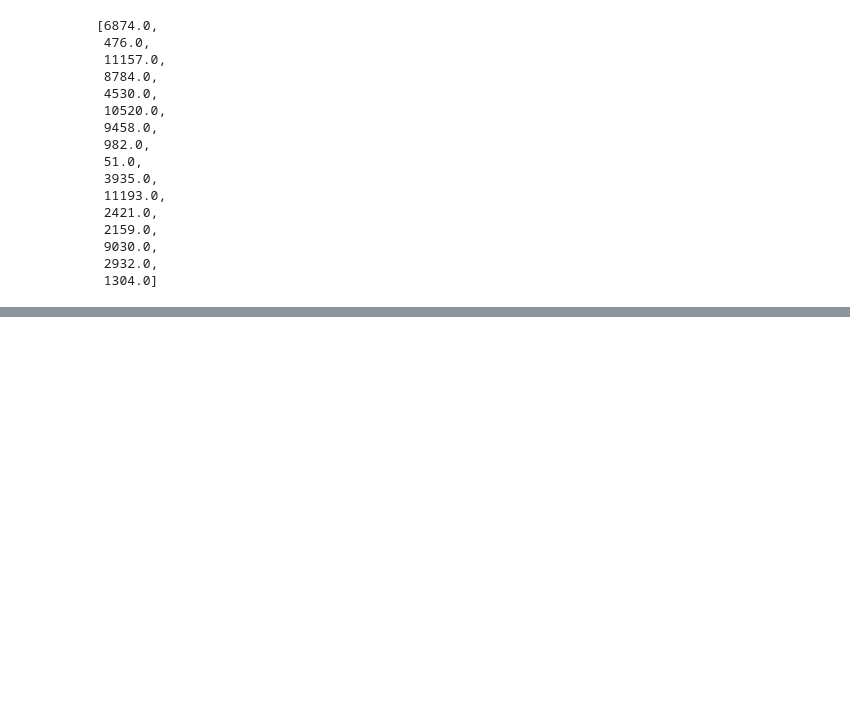
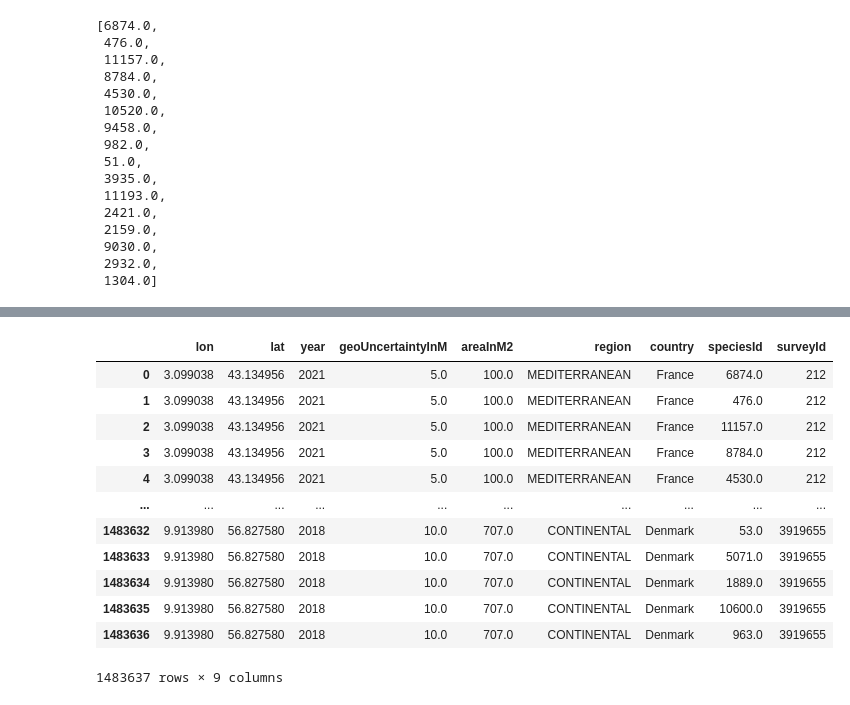
Before and after one commit to gtikhonov/geolifeclef, a Jupyter notebook: prithvi/exploration.ipynb, the cells around one changed output, grey strips where cells are left out. Cells and saved outputs as stored; diff of their text form; code cells hidden in the pictures; blank space fills up the shorter version.

```diff
--- a/prithvi/exploration.ipynb
+++ b/prithvi/exploration.ipynb
@@ -158 +200,17 @@ np.sort(train_metadata.value_counts("speciesId").index[:1000].values.astype(int)
 test_metadata.country.isin(most_train_countries).sum()
+# %%
+train_metadata
+# %% [output]
+|  | lon | lat | year | geoUncertaintyInM | areaInM2 | region | country | speciesId | surveyId |
+| 0 | 3.099038 | 43.134956 | 2021 | 5.0 | 100.0 | MEDITERRANEAN | France | 6874.0 | 212 |
+| 1 | 3.099038 | 43.134956 | 2021 | 5.0 | 100.0 | MEDITERRANEAN | France | 476.0 | 212 |
+| 2 | 3.099038 | 43.134956 | 2021 | 5.0 | 100.0 | MEDITERRANEAN | France | 11157.0 | 212 |
+| 3 | 3.099038 | 43.134956 | 2021 | 5.0 | 100.0 | MEDITERRANEAN | France | 8784.0 | 212 |
+| 4 | 3.099038 | 43.134956 | 2021 | 5.0 | 100.0 | MEDITERRANEAN | France | 4530.0 | 212 |
+| ... | ... | ... | ... | ... | ... | ... | ... | ... | ... |
+| 1483632 | 9.913980 | 56.827580 | 2018 | 10.0 | 707.0 | CONTINENTAL | Denmark | 53.0 | 3919655 |
+| 1483633 | 9.913980 | 56.827580 | 2018 | 10.0 | 707.0 | CONTINENTAL | Denmark | 5071.0 | 3919655 |
+| 1483634 | 9.913980 | 56.827580 | 2018 | 10.0 | 707.0 | CONTINENTAL | Denmark | 1889.0 | 3919655 |
+| 1483635 | 9.913980 | 56.827580 | 2018 | 10.0 | 707.0 | CONTINENTAL | Denmark | 10600.0 | 3919655 |
+| 1483636 | 9.913980 | 56.827580 | 2018 | 10.0 | 707.0 | CONTINENTAL | Denmark | 963.0 | 3919655 |
+1483637 rows × 9 columns
```
Also changed, not shown: parts of 8 cells of this notebook, 1 other file.
